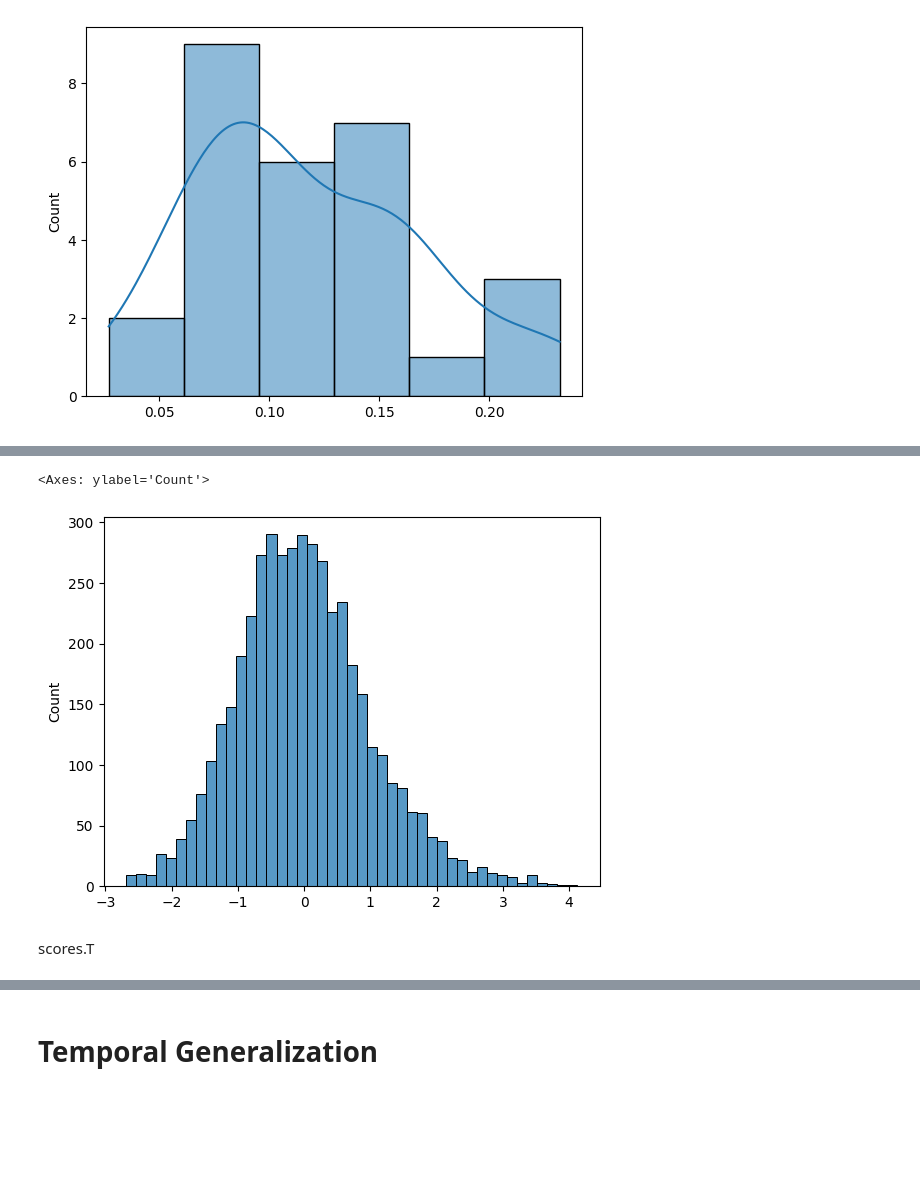
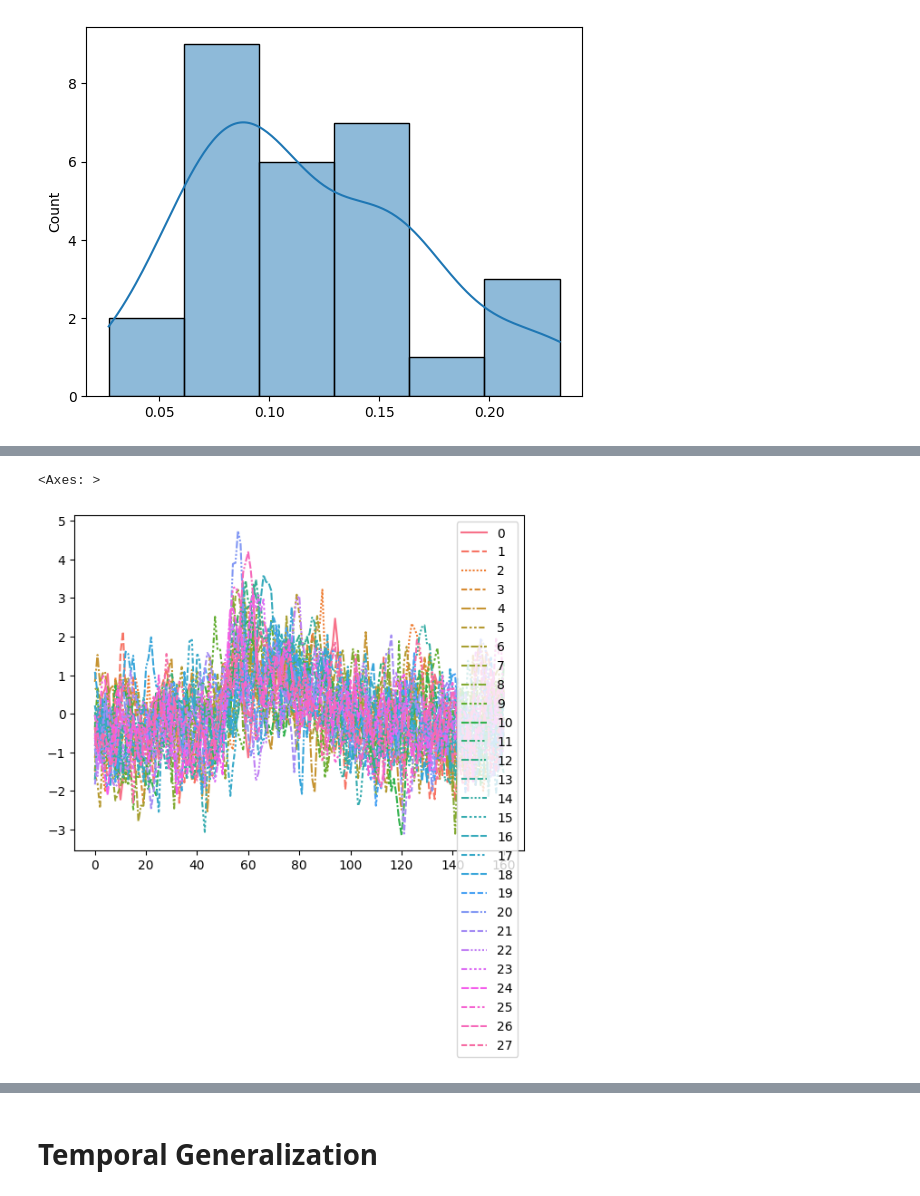
Before and after one commit to isaackrementsov/glysn-meg-analysis, a Jupyter notebook: meg_analysis_streamlined.ipynb, the cells around one changed output, grey strips where cells are left out. Saved outputs shown, nothing was run; the diff lists cells and outputs as text; code cells hidden in the pictures; blank space fills up the shorter version.

```diff
--- a/meg_analysis_streamlined.ipynb
+++ b/meg_analysis_streamlined.ipynb
@@ -187,7 +186,7 @@ def load_merged_scores():
 
     if not empty:
         try:
-            merged_sub_scores = np.load("merged_scores.npy", allow_pickle=True)
+            merged_sub_scores = np.load("merged_scores.npy", allow_pickle=True).item()
         except Exception:
             empty = True
             return merged_sub_scores, empty
@@ -317,7 +314,5 @@ wtn_sub_z = ((scores.T - wtn_mean) / wtn_std).T
 # %%
-sns.histplot(wtn_sub_z.flatten())
+sns.lineplot(wtn_sub_z.T)
 # %% [output]
-<Axes: ylabel='Count'>
+<Axes: >
-[figure, old version]
+[figure, new version]
-# %% [markdown]
-scores.T
```
Also changed, not shown: parts of 44 cells of this notebook.
